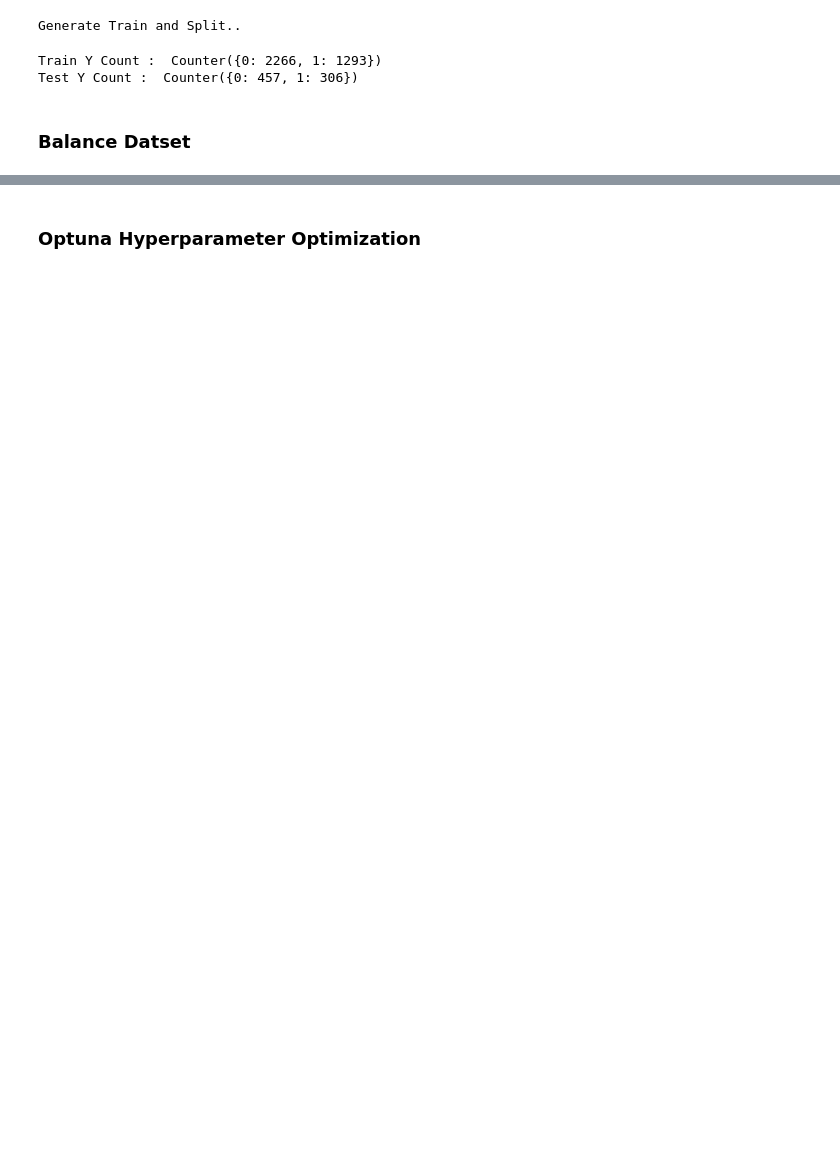
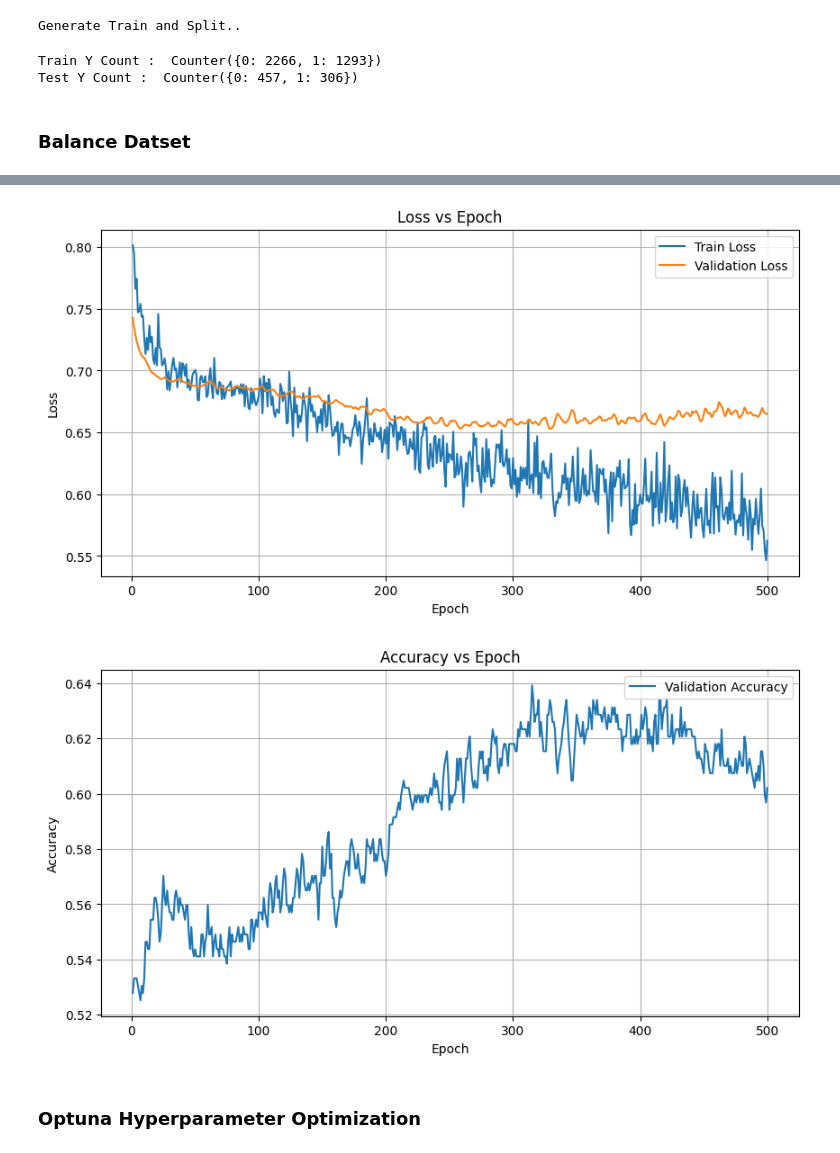
Before and after one commit to shashivish/RNA-ModX, a Jupyter notebook: RNAModXApp/notebooks/model_building/LSTM/MultiClassTypeG.ipynb, the cells around one changed output, grey strips where cells are left out. Saved outputs shown, nothing was run; the diff lists cells and outputs as text; code cells hidden in the pictures; blank space fills up the shorter version.

```diff
--- a/RNAModXApp/notebooks/model_building/LSTM/MultiClassTypeG.ipynb
+++ b/RNAModXApp/notebooks/model_building/LSTM/MultiClassTypeG.ipynb
@@ -313,5 +315,5 @@ Name: Sequence, Length: 2507, dtype: object
 # %%
 encoded_sequences = [encode_with_k_mer_codon(sequence) for sequence in x_data_filtered['Sequence']]
 X_encoded = np.array(encoded_sequences)
-X_encoded_tensor = torch.tensor(X_encoded, dtype=torch.float32)
+X_encoded = torch.tensor(X_encoded, dtype=torch.float32)
 y_encoded = encode_target(y_data_filtered)
@@ -414,7 +419,7 @@ class RNATransformerModel(nn.Module):
         self.embedding = nn.Embedding(input_dim, embedding_dim)
 
         # If batch size first is true then it should be batch size , sequence lenght , embedding dimension
-        self.encoder_layer = nn.TransformerEncoderLayer(d_model=embedding_dim, nhead=8, dim_feedforward=hidden_dim , batch_first=True)
+        self.encoder_layer = nn.TransformerEncoderLayer(d_model=embedding_dim, nhead=2, dim_feedforward=hidden_dim , batch_first=True)
         self.transformer_encoder = nn.TransformerEncoder(self.encoder_layer, num_layers=num_layers)
 
         self.fc = nn.Linear(embedding_dim, output_dim)
@@ -524,7 +538,11 @@ model = RNATransformerModel(input_dim=hyperparameter['INPUT_DIMENSION'],
 
 
 loss_function = nn.CrossEntropyLoss()  ## MSELoss of Regression problem  # BCELoss for binary classification
-optimizer = optim.Adam(model.parameters() ,  lr=hyperparameter['LEARNING_RATE'])
+optimizer = optim.Adam(model.parameters() ,  lr=hyperparameter['LEARNING_RATE'] , weight_decay=0.000001 )
+
+train_losses = []
+val_losses = []
+val_accuracies = []
 
 # Number of Parameters for Model
 total_parameters = []
@@ -534,8 +552,9 @@ for p in model.parameters():
 print(f"Total Number of Parameters for Model Training : { sum(total_parameters)} " )
 
 # Train the model
-num_epochs = 10
+num_epochs = 500
 device = torch.device("cuda" if torch.cuda.is_available() else "cpu")
+model = DataParallel(model)
 model = model.to(device)
 
 print("Model Parameters  : " , hyperparameter)
@@ -559,3 +582,30 @@ No improvement in validation loss for 5 epochs. Training stopped.
+# %%
+import matplotlib.pyplot as plt
+
+
+# Plot Loss
+plt.figure(figsize=(10, 5))
+plt.plot(range(1, num_epochs + 1), train_losses, label='Train Loss')
+plt.plot(range(1, num_epochs + 1), val_losses, label='Validation Loss')
+plt.xlabel('Epoch')
+plt.ylabel('Loss')
+plt.title('Loss vs Epoch')
+plt.legend()
+plt.grid(True)
+plt.show()
+
+# Plot Accuracy
+plt.figure(figsize=(10, 5))
+plt.plot(range(1, num_epochs + 1), val_accuracies, label='Validation Accuracy')
+plt.xlabel('Epoch')
+plt.ylabel('Accuracy')
+plt.title('Accuracy vs Epoch')
+plt.legend()
+plt.grid(True)
+plt.show()
+# %% [output]
+[figure, added]
+[figure, added]
 # %% [markdown]
 ### Optuna Hyperparameter Optimization
 # %%
```
Also changed, not shown: parts of 19 cells of this notebook, 3 other files.
